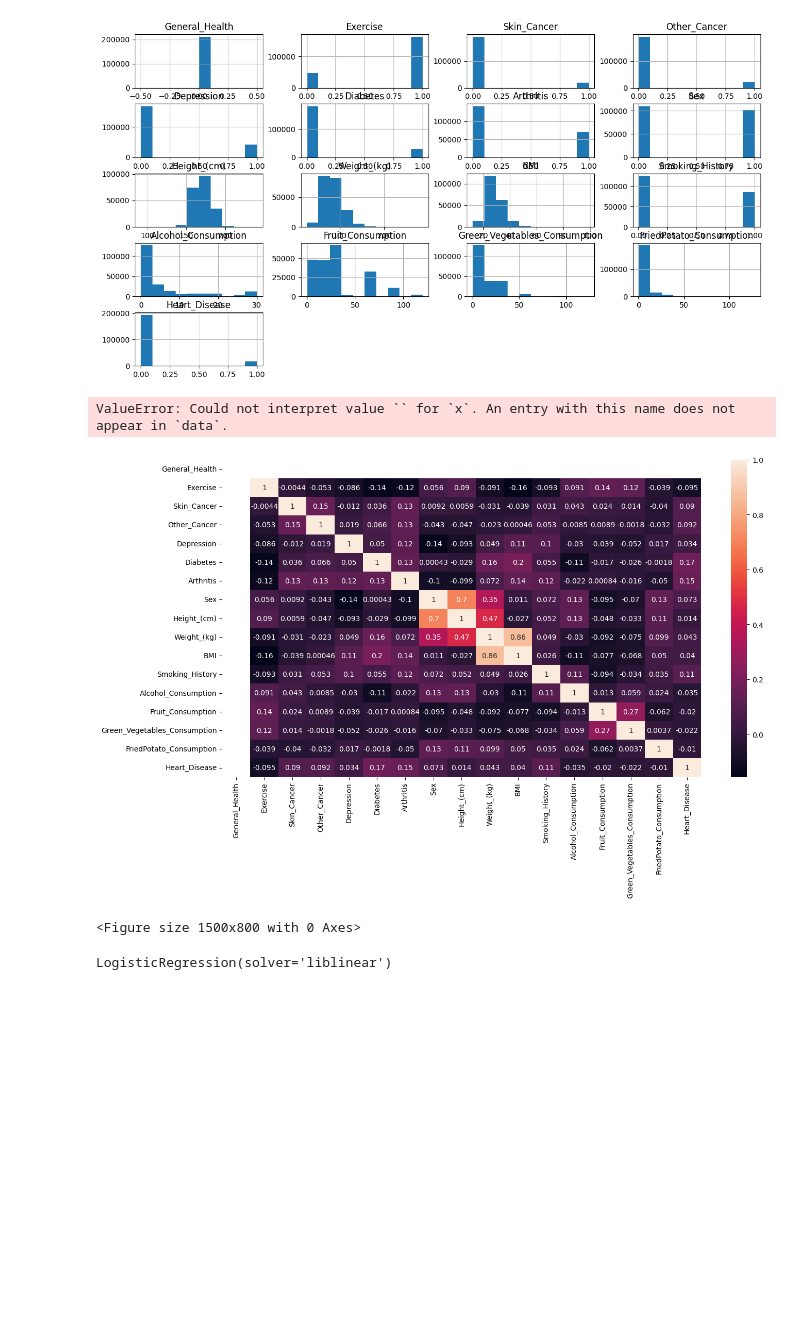
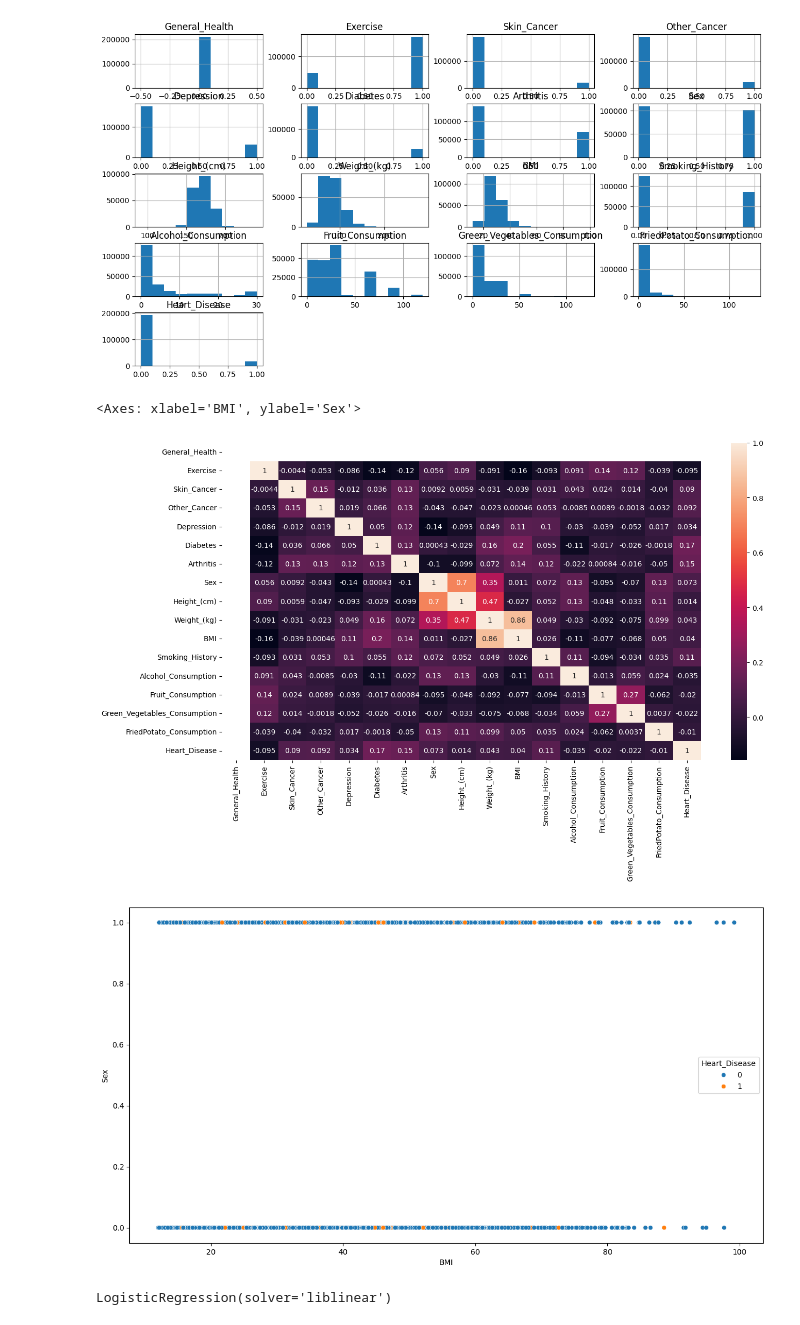
Before and after one commit to Navjit250/Heart-Disease-Prediction, a Jupyter notebook: Heart-Disease.ipynb, the cells around one changed output. Drawn from its saved outputs; the diff is of its cells as text; code cells hidden in the pictures; blank space fills up the shorter version.

```diff
--- a/Heart-Disease.ipynb
+++ b/Heart-Disease.ipynb
@@ -251,18 +251,18 @@ array([[<Axes: title={'center': 'General_Health'}>,
 # %%
 ##########EXPLORATORY DATA ANALYSIS
 
 import matplotlib.pyplot as plt
 plt.figure(figsize=(15, 8))
 sns.heatmap(train.corr(), annot=True)
 
 
-# SCATTERPLOT
+# SCATTERPLOT (FIND SOME EDA FOR BINARY CLASSIFICATION)
 plt.figure(figsize=(15, 8))
-sns.scatterplot(x="", y="", data=train, hue="",)
+sns.scatterplot(x="BMI", y="Sex", data=train, hue="Heart_Disease")
 # %% [output]
-ValueError: Could not interpret value `` for `x`. An entry with this name does not appear in `data`.
+<Axes: xlabel='BMI', ylabel='Sex'>
 [figure]
-<Figure size 1500x800 with 0 Axes>
+[figure, added]
 # %%
 from sklearn.linear_model import LogisticRegression
 from sklearn.preprocessing import StandardScaler
```
